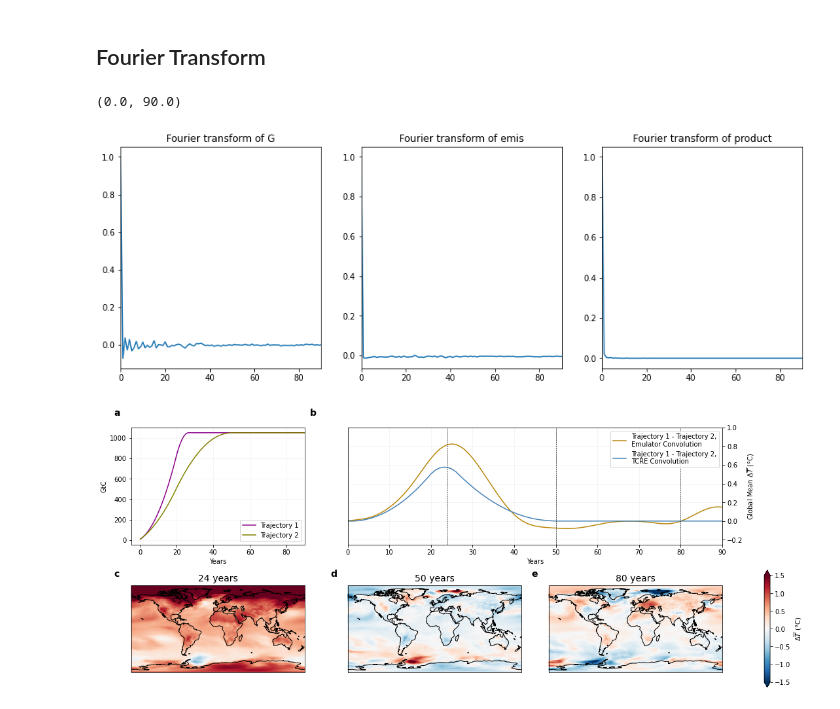
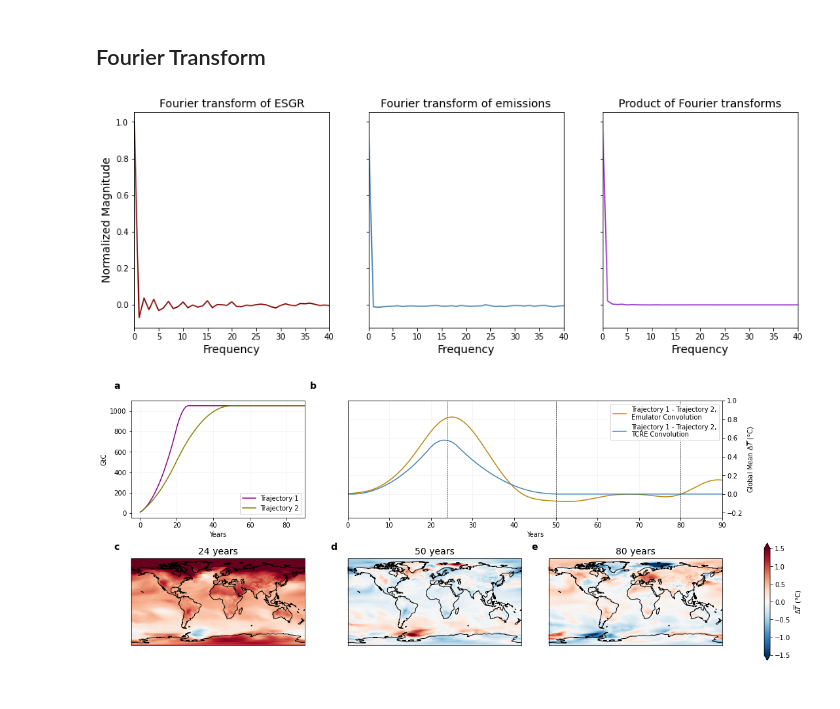
Before and after one commit to lfreese/CO2_greens, a Jupyter notebook: Fourier_transform.ipynb, the cells around one changed output. Cells and saved outputs as stored; diff of their text form; code cells hidden in the pictures.

```diff
--- a/Fourier_transform.ipynb
+++ b/Fourier_transform.ipynb
@@ -131,21 +102,25 @@ mean_emis = emis_profile.weighted(onepct_model_weights).mean(dim = 'model').sel(
 fg = fft(np.array(mean_G))
 fe = fft(np.array(mean_emis['emis'].dropna('year')))
 # %%
-fig, (ax1, ax2, ax3) = plt.subplots(1,3, figsize = [15,5], sharex = True)
+fig, (ax1, ax2, ax3) = plt.subplots(1,3, figsize = [15,5], sharex = True, sharey = True)
 
-ax1.plot(fg/fg[0])
-ax1.set_title('Fourier transform of G')
+ax1.plot(fg/fg[0], color = 'maroon')
+ax1.set_title('Fourier transform of ESGR', fontsize = 14)
 
-ax2.plot(fe/fe[0])
-ax2.set_title('Fourier transform of emis')
+ax2.plot(fe/fe[0], color = 'steelblue')
+ax2.set_title('Fourier transform of emissions', fontsize = 14)
 
-ax3.plot((fg[:len(fe)]*fe)/(fg[:len(fe)]*fe)[0])
-ax3.set_title('Fourier transform of product')
+ax3.plot((fg[:len(fe)]*fe)/(fg[:len(fe)]*fe)[0], color = 'darkorchid')
+ax3.set_title('Product of Fourier transforms', fontsize = 14)
 
-plt.xlim(0,90)
+ax1.set_ylabel('Normalized Magnitude', fontsize = 14)
+ax1.set_xlabel('Frequency', fontsize = 14)
+ax2.set_xlabel('Frequency', fontsize = 14)
+ax3.set_xlabel('Frequency', fontsize = 14)
+plt.xlim(0,40)
+plt.savefig('figures/paper/supp_fourier_transform.png', bbox_inches = 'tight', dpi = 350)
 # %% [output]
-(0.0, 90.0)
-[figure, old version]
+[figure, new version]
 # %%
 fig = plt.figure(figsize = [15,6], constrained_layout = True)
 gs = GridSpec(2,3, figure = fig)
```
Also changed, not shown: parts of 4 cells of this notebook, 13 other files.
